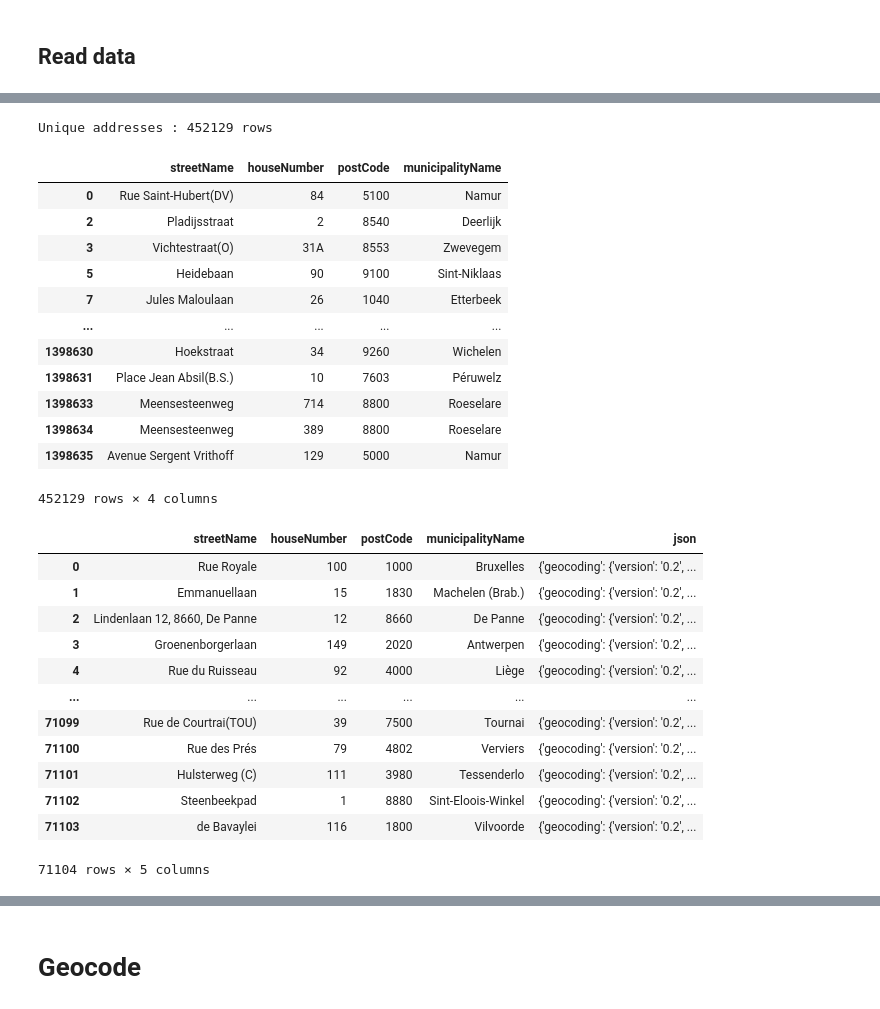
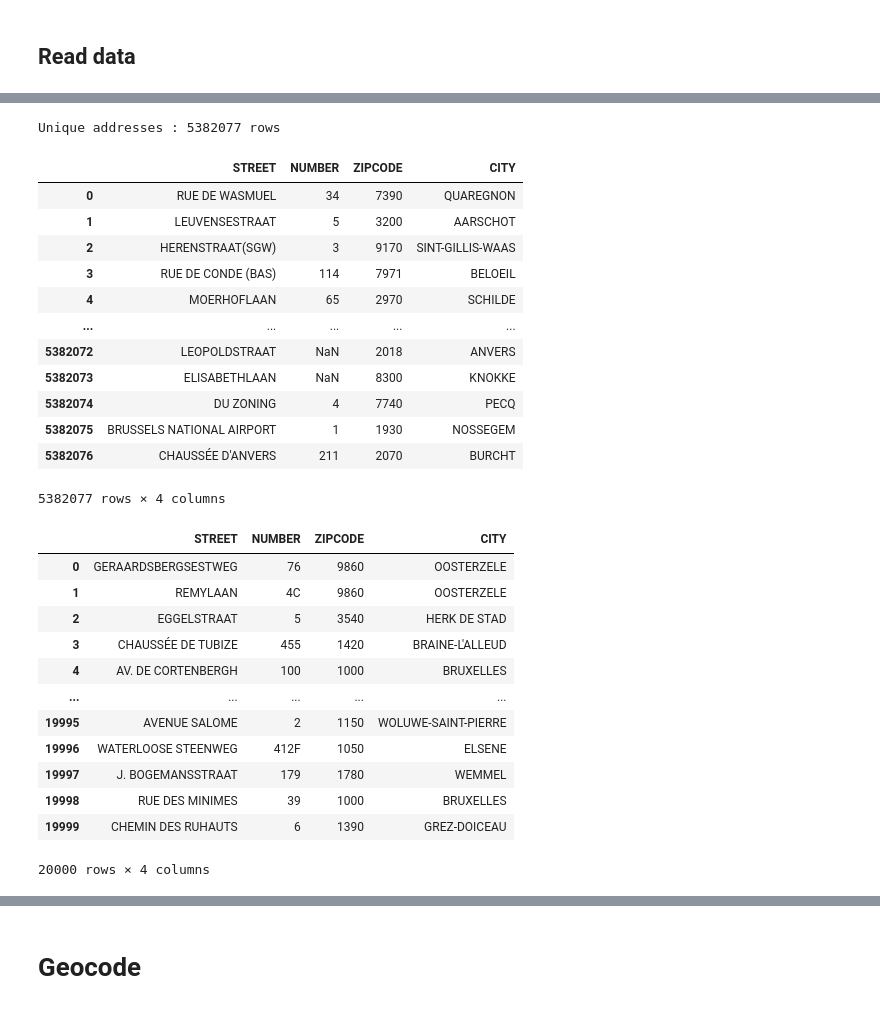
Before and after one commit to SmalsResearch/GISAnalytics, a Jupyter notebook: bePelias_batch_geocoder.ipynb, the cells around one changed output, grey strips where cells are left out. Drawn from its saved outputs; the diff is of its cells as text; code cells hidden in the pictures.

```diff
--- a/bePelias_batch_geocoder.ipynb
+++ b/bePelias_batch_geocoder.ipynb
@@ -41,20 +42,31 @@ field_mapping = {
     "postCode": postcode_field,
     "municipalityName": city_field}
 
+field_mapping = {
+    "STREET": street_field,
+    "NUMBER": housenbr_field,
+    "ZIPCODE": postcode_field,
+    "CITY": city_field}
+
+
 data_dir="data/geocoding/mw2"
 # data_dir="data/geocoding/bepelias_batch/"
 # data_dir="data/geocoding/mw2_20240913/"
 data_dir="data/geocoding/mw2_20240913_bis/"  # split
 data_dir="data/geocoding/mw2_20240913_ter/"  # no split
 data_dir="data/geocoding/mw2_20240913_quatro/"  # split (2d)
+data_dir="data/geocoding/pureid/"
+# data_dir="data/geocoding/pureid2/"
 
 input_filename = "addresses_mw2.csv.gz" # Has to be a csv or csv.gz file
 input_filename = "addresses.csv" # Has to be a csv or csv.gz file
+input_filename = "addresses_4_Trillium_BEL.csv.gz"
 # input_filename = "sample.csv.gz"
 
 # If you only want to geocode a part of the file, add a query filter (sent to "query()" pandas function)
 # filter_query = "countryNisCode.isnull() | (countryNisCode==150)"
-filter_query = "countryNisCode.isnull() | (countryNisCode=='150.0')"
+#filter_query = "countryNisCode.isnull() | (countryNisCode=='150.0')"
+filter_query = None
 
 
 # Applyed just before data is sent to geocoded, on the whole dataframe
@@ -219,17 +233,17 @@ addresses_unique = addresses[field_mapping.keys()].drop_duplicates()
 print(f"Unique addresses : {addresses_unique.shape[0]} rows")
 addresses_unique
 # %% [output]
-Unique addresses : 452129 rows
+Unique addresses : 5382077 rows
-|  | streetName | houseNumber | postCode | municipalityName |
-| 0 | Rue Saint-Hubert(DV) | 84 | 5100 | Namur |
-| 2 | Pladijsstraat | 2 | 8540 | Deerlijk |
-| 3 | Vichtestraat(O) | 31A | 8553 | Zwevegem |
-| 5 | Heidebaan | 90 | 9100 | Sint-Niklaas |
-| 7 | Jules Maloulaan | 26 | 1040 | Etterbeek |
+|  | STREET | NUMBER | ZIPCODE | CITY |
+| 0 | RUE DE WASMUEL | 34 | 7390 | QUAREGNON |
+| 1 | LEUVENSESTRAAT | 5 | 3200 | AARSCHOT |
+| 2 | HERENSTRAAT(SGW) | 3 | 9170 | SINT-GILLIS-WAAS |
+| 3 | RUE DE CONDE (BAS) | 114 | 7971 | BELOEIL |
+| 4 | MOERHOFLAAN | 65 | 2970 | SCHILDE |
 | ... | ... | ... | ... | ... |
-| 1398630 | Hoekstraat | 34 | 9260 | Wichelen |
-| 1398631 | Place Jean Absil(B.S.) | 10 | 7603 | Péruwelz |
-| 1398633 | Meensesteenweg | 714 | 8800 | Roeselare |
-| 1398634 | Meensesteenweg | 389 | 8800 | Roeselare |
-| 1398635 | Avenue Sergent Vrithoff | 129 | 5000 | Namur |
+| 5382072 | LEOPOLDSTRAAT | NaN | 2018 | ANVERS |
+| 5382073 | ELISABETHLAAN | NaN | 8300 | KNOKKE |
+| 5382074 | DU ZONING | 4 | 7740 | PECQ |
+| 5382075 | BRUSSELS NATIONAL AIRPORT | 1 | 1930 | NOSSEGEM |
+| 5382076 | CHAUSSÉE D'ANVERS | 211 | 2070 | BURCHT |
-452129 rows × 4 columns
+5382077 rows × 4 columns
@@ -236,21 +252,25 @@ Unique addresses : 452129 rows
 # %%
 try:
-    addresses_geocoded = pd.read_pickle(f"{data_dir}/{cache_filename}")
-except FileNotFoundError:
-    addresses_geocoded = pd.DataFrame(columns =addresses_unique.columns )
-    addresses_geocoded["json"]=pd.NA
+    #addresses_geocoded = pd.read_pickle(f"{data_dir}/{cache_filename}")
+    # addresses_geocoded = pd.read_pickle(f"{data_dir}/cache.pkl.gz")
+    addresses_geocoded = pd.read_parquet(f"{data_dir}/{cache_filename}", columns=list(field_mapping.keys()))
+
+except (FileNotFoundError, ArrowInvalid):
+    addresses_geocoded = pd.DataFrame(columns = addresses_unique.columns)
+    # addresses_geocoded["json"]=pd.NA
+
 addresses_geocoded
 # %% [output]
-|  | streetName | houseNumber | postCode | municipalityName | json |
-| 0 | Rue Royale | 100 | 1000 | Bruxelles | {'geocoding': {'version': '0.2', ... |
-| 1 | Emmanuellaan | 15 | 1830 | Machelen (Brab.) | {'geocoding': {'version': '0.2', ... |
-| 2 | Lindenlaan 12, 8660, De Panne | 12 | 8660 | De Panne | {'geocoding': {'version': '0.2', ... |
-| 3 | Groenenborgerlaan | 149 | 2020 | Antwerpen | {'geocoding': {'version': '0.2', ... |
-| 4 | Rue du Ruisseau | 92 | 4000 | Liège | {'geocoding': {'version': '0.2', ... |
-| ... | ... | ... | ... | ... | ... |
-| 71099 | Rue de Courtrai(TOU) | 39 | 7500 | Tournai | {'geocoding': {'version': '0.2', ... |
-| 71100 | Rue des Prés | 79 | 4802 | Verviers | {'geocoding': {'version': '0.2', ... |
-| 71101 | Hulsterweg (C) | 111 | 3980 | Tessenderlo | {'geocoding': {'version': '0.2', ... |
-| 71102 | Steenbeekpad | 1 | 8880 | Sint-Eloois-Winkel | {'geocoding': {'version': '0.2', ... |
-| 71103 | de Bavaylei | 116 | 1800 | Vilvoorde | {'geocoding': {'version': '0.2', ... |
+|  | STREET | NUMBER | ZIPCODE | CITY |
+| 0 | GERAARDSBERGSESTWEG | 76 | 9860 | OOSTERZELE |
+| 1 | REMYLAAN | 4C | 9860 | OOSTERZELE |
+| 2 | EGGELSTRAAT | 5 | 3540 | HERK DE STAD |
+| 3 | CHAUSSÉE DE TUBIZE | 455 | 1420 | BRAINE-L'ALLEUD |
+| 4 | AV. DE CORTENBERGH | 100 | 1000 | BRUXELLES |
+| ... | ... | ... | ... | ... |
+| 19995 | AVENUE SALOME | 2 | 1150 | WOLUWE-SAINT-PIERRE |
+| 19996 | WATERLOOSE STEENWEG | 412F | 1050 | ELSENE |
+| 19997 | J. BOGEMANSSTRAAT | 179 | 1780 | WEMMEL |
+| 19998 | RUE DES MINIMES | 39 | 1000 | BRUXELLES |
+| 19999 | CHEMIN DES RUHAUTS | 6 | 1390 | GREZ-DOICEAU |
-71104 rows × 5 columns
+20000 rows × 4 columns
```
Also changed, not shown: parts of 42 cells of this notebook, 6 other files.
